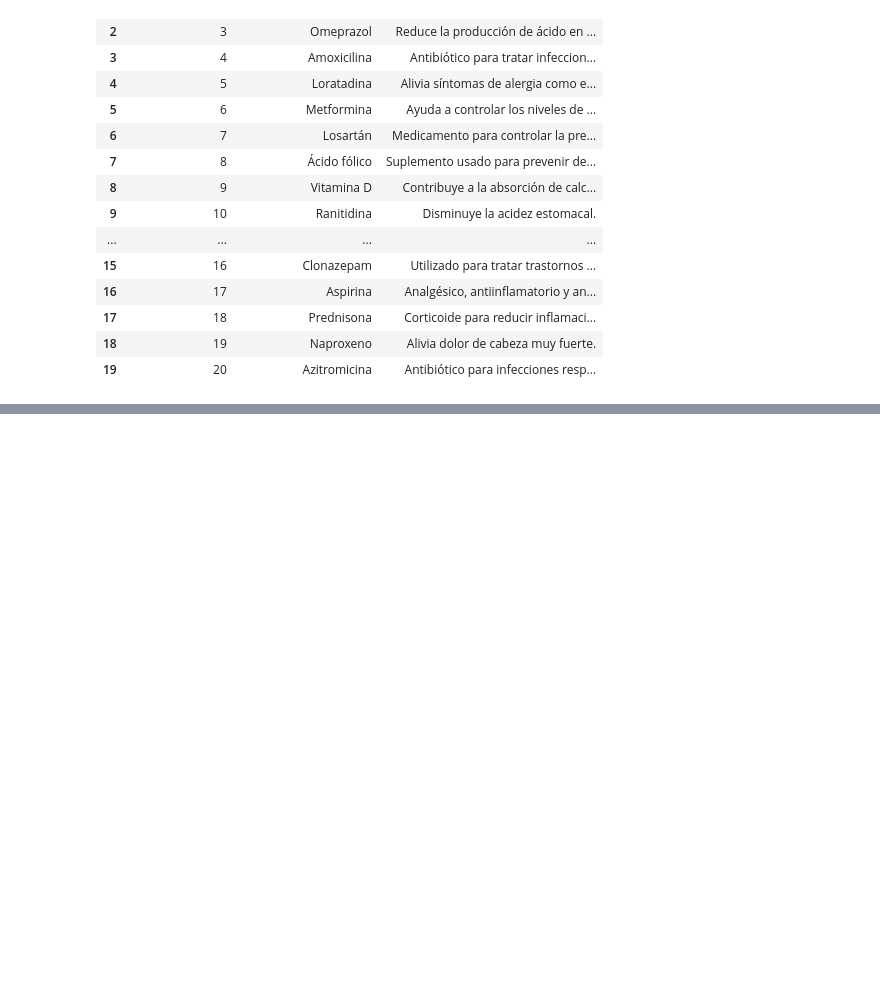
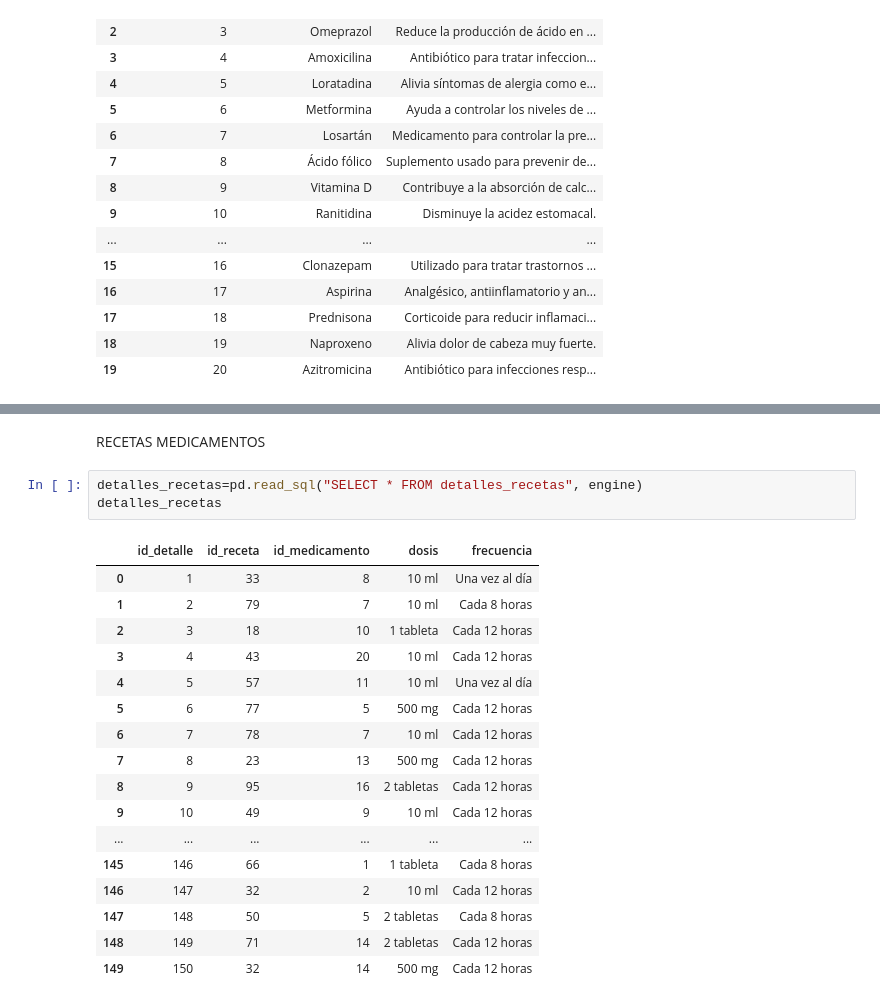
Before and after one commit to JonathanAlbertoBarrera/LimpiezaDatosPandas, a Jupyter notebook: 2-PracticaAseguramientoCalidadDatos/2_PracticaDatosNotebook.ipynb, the cells around one changed output, grey strips where cells are left out. Saved outputs shown, nothing was run; the diff lists cells and outputs as text; blank space fills up the shorter version.

```diff
--- a/2-PracticaAseguramientoCalidadDatos/2_PracticaDatosNotebook.ipynb
+++ b/2-PracticaAseguramientoCalidadDatos/2_PracticaDatosNotebook.ipynb
@@ -662,0 +707,23 @@ medicamentos
+# %% [markdown]
+RECETAS MEDICAMENTOS
+# %%
+detalles_recetas=pd.read_sql("SELECT * FROM detalles_recetas", engine)
+detalles_recetas
+# %% [output]
+|  | id_detalle | id_receta | id_medicamento | dosis | frecuencia |
+| 0 | 1 | 33 | 8 | 10 ml | Una vez al día |
+| 1 | 2 | 79 | 7 | 10 ml | Cada 8 horas |
+| 2 | 3 | 18 | 10 | 1 tableta | Cada 12 horas |
+| 3 | 4 | 43 | 20 | 10 ml | Cada 12 horas |
+| 4 | 5 | 57 | 11 | 10 ml | Una vez al día |
+| 5 | 6 | 77 | 5 | 500 mg | Cada 12 horas |
+| 6 | 7 | 78 | 7 | 10 ml | Cada 12 horas |
+| 7 | 8 | 23 | 13 | 500 mg | Cada 12 horas |
+| 8 | 9 | 95 | 16 | 2 tabletas | Cada 12 horas |
+| 9 | 10 | 49 | 9 | 10 ml | Cada 12 horas |
+| ... | ... | ... | ... | ... | ... |
+| 145 | 146 | 66 | 1 | 1 tableta | Cada 8 horas |
+| 146 | 147 | 32 | 2 | 10 ml | Cada 12 horas |
+| 147 | 148 | 50 | 5 | 2 tabletas | Cada 8 horas |
+| 148 | 149 | 71 | 14 | 2 tabletas | Cada 12 horas |
+| 149 | 150 | 32 | 14 | 500 mg | Cada 12 horas |
```
Also changed, not shown: parts of 6 cells of this notebook.
